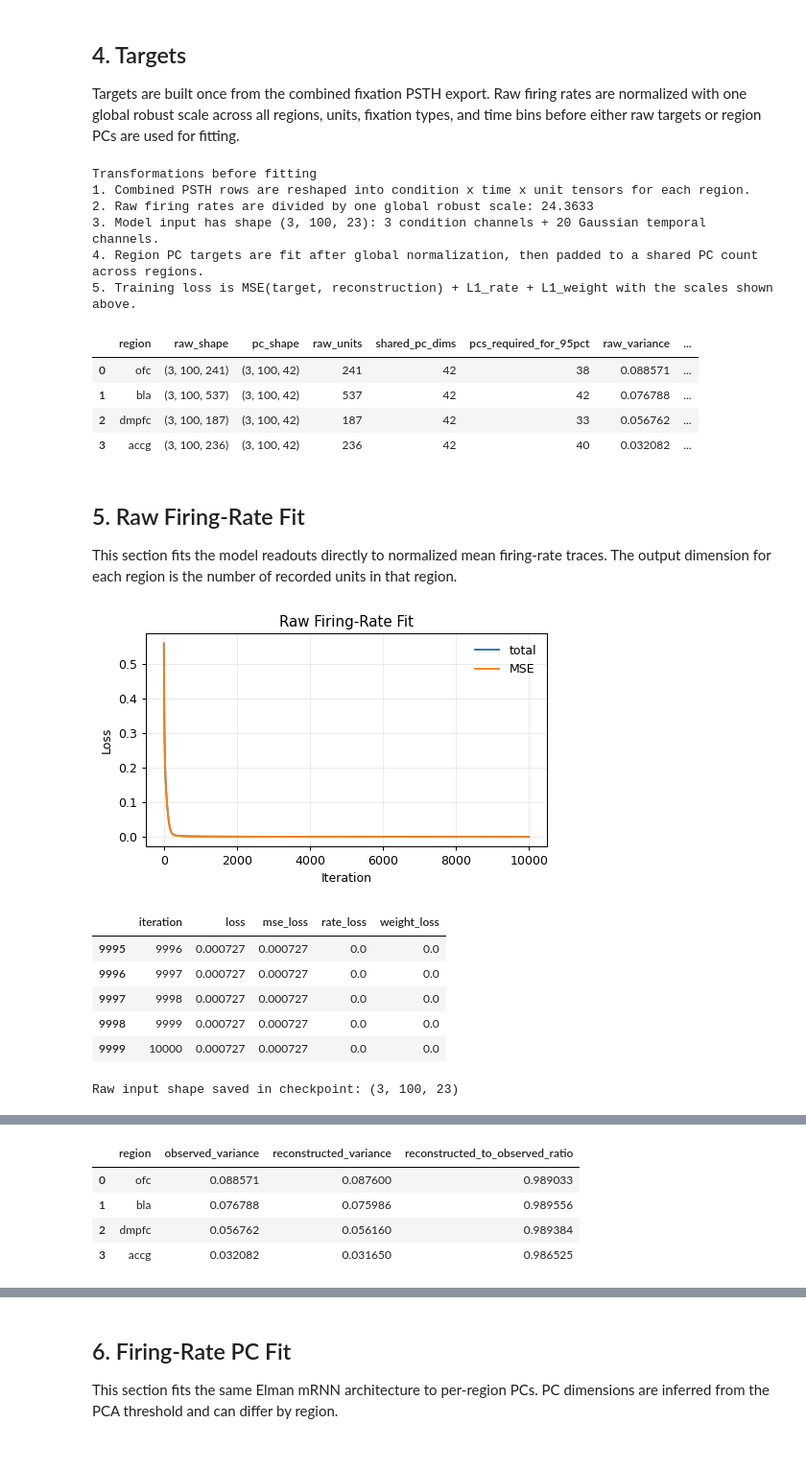
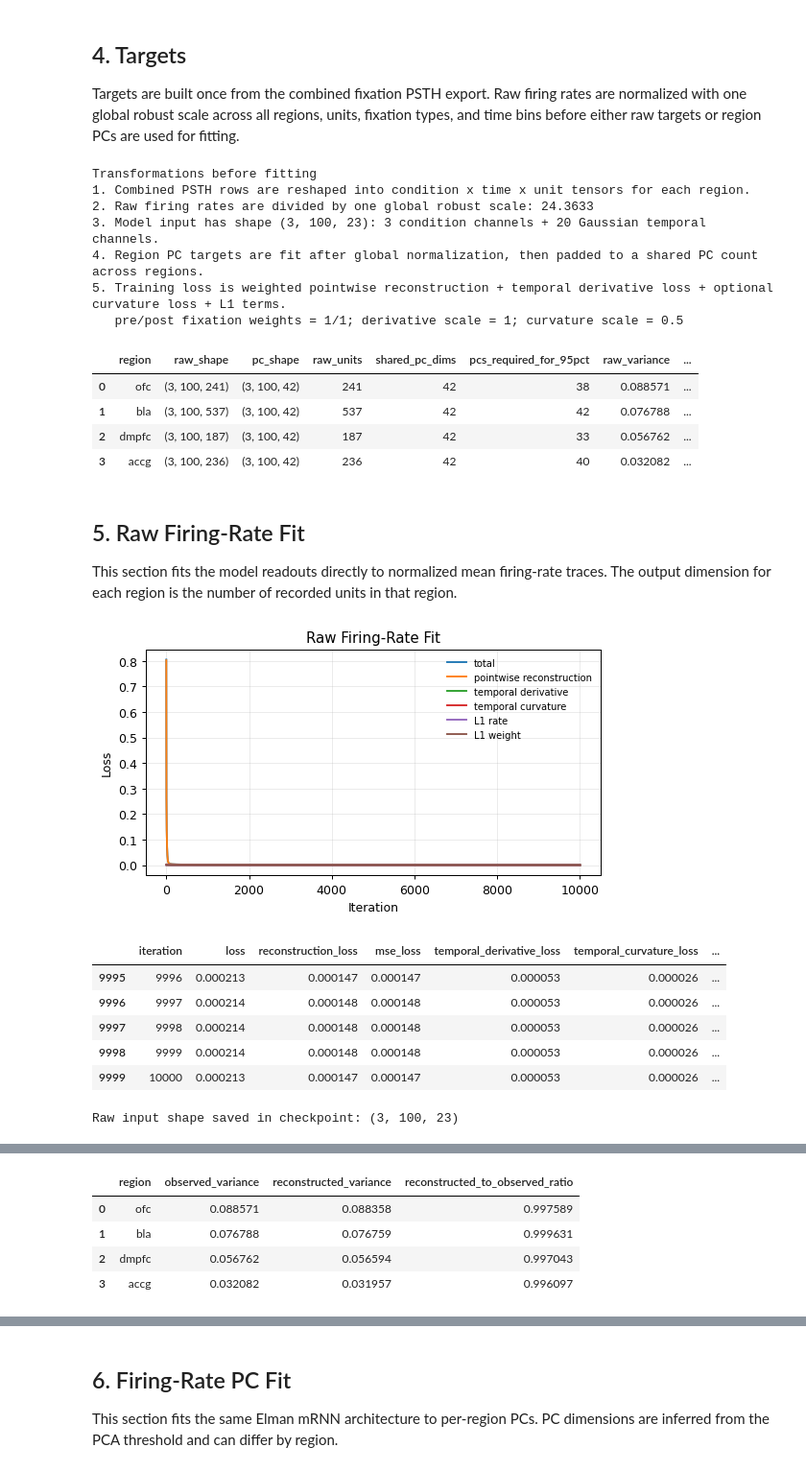
Before and after one commit to gprabaha/dal_monte_2022_analysis, a Jupyter notebook: notebooks/fixation_mrnn_training_smoke_test.ipynb, the cells around one changed output, grey strips where cells are left out. Shown at 96% size. Cells and saved outputs as stored; diff of their text form; code cells hidden in the pictures.

Commit message:
add specific temporal derivative terms in loss calculation, play around with relative loss weifghts, and split flow field plotting by region

```diff
--- a/notebooks/fixation_mrnn_training_smoke_test.ipynb
+++ b/notebooks/fixation_mrnn_training_smoke_test.ipynb
@@ -56,14 +56,27 @@ def display_figure(fig, *, dpi=90):
 
 
 def plot_loss(history, title):
-    fig, ax = plt.subplots(figsize=(6, 3.2), dpi=130)
-    ax.plot(history["iteration"], history["loss"], label="total")
-    ax.plot(history["iteration"], history["mse_loss"], label="MSE")
+    fig, ax = plt.subplots(figsize=(6.8, 3.4), dpi=130)
+    loss_columns = [
+        ("loss", "total"),
+        ("reconstruction_loss", "pointwise reconstruction"),
+        ("mse_loss", "pointwise reconstruction"),
+        ("temporal_derivative_loss", "temporal derivative"),
+        ("temporal_curvature_loss", "temporal curvature"),
+        ("rate_loss", "L1 rate"),
+        ("weight_loss", "L1 weight"),
+    ]
+    seen_labels = set()
+    for column, label in loss_columns:
+        if column not in history or label in seen_labels:
+            continue
+        seen_labels.add(label)
+        ax.plot(history["iteration"], history[column], label=label)
     ax.set_title(title)
     ax.set_xlabel("Iteration")
     ax.set_ylabel("Loss")
     ax.grid(alpha=0.25)
-    ax.legend(frameon=False)
+    ax.legend(frameon=False, fontsize=8)
     display_figure(fig)
     return fig, ax
 
@@ -83,9 +96,25 @@ def plot_reconstructions(replay, title, max_features=2):
             if feature_idx >= observed.shape[-1]:
                 ax.axis("off")
                 continue
+            color_cycle = plt.rcParams["axes.prop_cycle"].by_key().get("color", [])
             for cond_idx, condition in enumerate(conditions):
-                ax.plot(time, observed[cond_idx, :, feature_idx], linewidth=1.5, label=f"{condition} observed")
-                ax.plot(time, predicted[cond_idx, :, feature_idx], linestyle="--", linewidth=1.2, label=f"{condition} mRNN")
+                color = color_cycle[cond_idx % len(color_cycle)] if color_cycle else None
+                ax.plot(
+                    time,
+                    observed[cond_idx, :, feature_idx],
+                    color=color,
+                    linewidth=1.5,
+                    linestyle="-",
+                    label=f"{condition} observed",
+                )
+                ax.plot(
+                    time,
+                    predicted[cond_idx, :, feature_idx],
+                    color=color,
+                    linestyle=":",
+                    linewidth=1.8,
+                    label=f"{condition} mRNN",
+                )
             ax.set_title(f"{region}: {feature_names[feature_idx]}", fontsize=9)
             ax.set_xlabel("Time (s)")
             ax.set_ylabel("Target")
@@ -205,7 +243,7 @@ cfg = load_fixation_mrnn_config(repo_root / "configs" / "ephys_fixation_mrnn.yam
 settings = settings_from_config(cfg)
 settings.dataset_cfg_path = str(repo_root / "configs" / "dataset.yaml")
 settings.device = "auto"
-settings.hidden_units = 8
+settings.hidden_units = 50
 settings.epochs = 10_000
 settings.initialization_mode = "single"
 settings.overwrite_seed_plan = False
@@ -300,7 +350,8 @@ print(f"1. Combined PSTH rows are reshaped into condition x time x unit tensors
 print(f"2. Raw firing rates are divided by one global robust scale: {targets.normalization_scale:.6g}")
 print(f"3. Model input has shape {targets.input_tensor.shape}: 3 condition channels + {settings.temporal_basis_count} Gaussian temporal channels.")
 print("4. Region PC targets are fit after global normalization, then padded to a shared PC count across regions.")
-print("5. Training loss is MSE(target, reconstruction) + L1_rate + L1_weight with the scales shown above.")
+print("5. Training loss is weighted pointwise reconstruction + temporal derivative loss + optional curvature loss + L1 terms.")
+print(f"   pre/post fixation weights = {settings.pre_fixation_loss_weight:g}/{settings.post_fixation_loss_weight:g}; derivative scale = {settings.temporal_derivative_loss_scale:g}; curvature scale = {settings.temporal_curvature_loss_scale:g}")
 display(pd.DataFrame(rows))
 # %% [output]
 Transformations before fitting
@@ -308,7 +359,8 @@ Transformations before fitting
 2. Raw firing rates are divided by one global robust scale: 24.3633
 3. Model input has shape (3, 100, 23): 3 condition channels + 20 Gaussian temporal channels.
 4. Region PC targets are fit after global normalization, then padded to a shared PC count across regions.
-5. Training loss is MSE(target, reconstruction) + L1_rate + L1_weight with the scales shown above.
+5. Training loss is weighted pointwise reconstruction + temporal derivative loss + optional curvature loss + L1 terms.
+   pre/post fixation weights = 1/1; derivative scale = 1; curvature scale = 0.5
 |  | region | raw_shape | pc_shape | raw_units | shared_pc_dims | pcs_required_for_95pct | raw_variance | ... |
 | 0 | ofc | (3, 100, 241) | (3, 100, 42) | 241 | 42 | 38 | 0.088571 | ... |
 | 1 | bla | (3, 100, 537) | (3, 100, 42) | 537 | 42 | 42 | 0.076788 | ... |
@@ -321,26 +373,26 @@ This section fits the model readouts directly to normalized mean firing-rate tra
 # %%
 raw_settings = settings_from_config(cfg)
 raw_settings.dataset_cfg_path = settings.dataset_cfg_path
 raw_settings.device = settings.device
 raw_settings.hidden_units = settings.hidden_units
 raw_settings.epochs = settings.epochs
 raw_settings.initialization_mode = "single"
 raw_settings.target_mode = "raw_fr"
 raw_settings.seed = 123456
 
 raw_result = train_fixation_mrnn_scratch(raw_settings, scratch_id="smoke_raw_fr", overwrite=True)
 plot_loss(raw_result["history"], "Raw Firing-Rate Fit")
 display(raw_result["history"].tail())
-raw_replay = replay_fixation_mrnn_run(raw_result["run_dir"], device="cpu")
+raw_replay = replay_fixation_mrnn_run(raw_result["run_dir"], device="auto")
 print("Raw input shape saved in checkpoint:", raw_replay["checkpoint"]["input_tensor"].shape)
 raw_current_df, raw_current_vectors = summarize_replay(raw_replay)
 # %% [output]
-[figure, old version]
+[figure, new version]
-|  | iteration | loss | mse_loss | rate_loss | weight_loss |
-| 9995 | 9996 | 0.000727 | 0.000727 | 0.0 | 0.0 |
-| 9996 | 9997 | 0.000727 | 0.000727 | 0.0 | 0.0 |
-| 9997 | 9998 | 0.000727 | 0.000727 | 0.0 | 0.0 |
-| 9998 | 9999 | 0.000727 | 0.000727 | 0.0 | 0.0 |
-| 9999 | 10000 | 0.000727 | 0.000727 | 0.0 | 0.0 |
+|  | iteration | loss | reconstruction_loss | mse_loss | temporal_derivative_loss | temporal_curvature_loss | ... |
+| 9995 | 9996 | 0.000213 | 0.000147 | 0.000147 | 0.000053 | 0.000026 | ... |
+| 9996 | 9997 | 0.000214 | 0.000148 | 0.000148 | 0.000053 | 0.000026 | ... |
+| 9997 | 9998 | 0.000214 | 0.000148 | 0.000148 | 0.000053 | 0.000026 | ... |
+| 9998 | 9999 | 0.000214 | 0.000148 | 0.000148 | 0.000053 | 0.000026 | ... |
+| 9999 | 10000 | 0.000213 | 0.000147 | 0.000147 | 0.000053 | 0.000026 | ... |
 Raw input shape saved in checkpoint: (3, 100, 23)
 |  | region | condition | mse | mae | r2 | correlation |
@@ -359,6 +411,6 @@ Raw input shape saved in checkpoint: (3, 100, 23)
 |  | region | observed_variance | reconstructed_variance | reconstructed_to_observed_ratio |
-| 0 | ofc | 0.088571 | 0.087600 | 0.989033 |
-| 1 | bla | 0.076788 | 0.075986 | 0.989556 |
-| 2 | dmpfc | 0.056762 | 0.056160 | 0.989384 |
-| 3 | accg | 0.032082 | 0.031650 | 0.986525 |
+| 0 | ofc | 0.088571 | 0.088358 | 0.997589 |
+| 1 | bla | 0.076788 | 0.076759 | 0.999631 |
+| 2 | dmpfc | 0.056762 | 0.056594 | 0.997043 |
+| 3 | accg | 0.032082 | 0.031957 | 0.996097 |
 |  | target_region | source_region | mean_signed_projection | mean_signed_relative_contribution |
```
Also changed, not shown: parts of 6 cells of this notebook, 5 other files.
